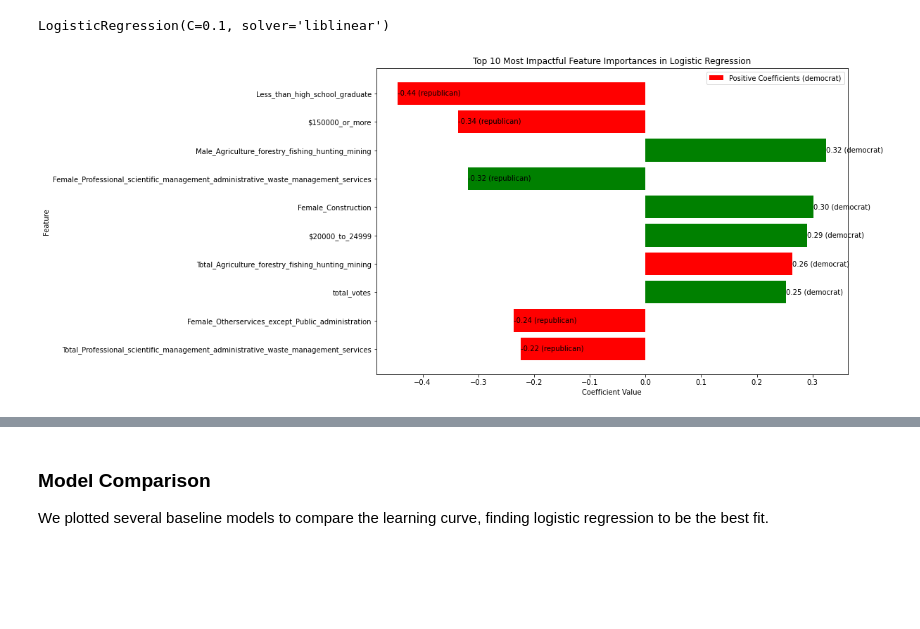
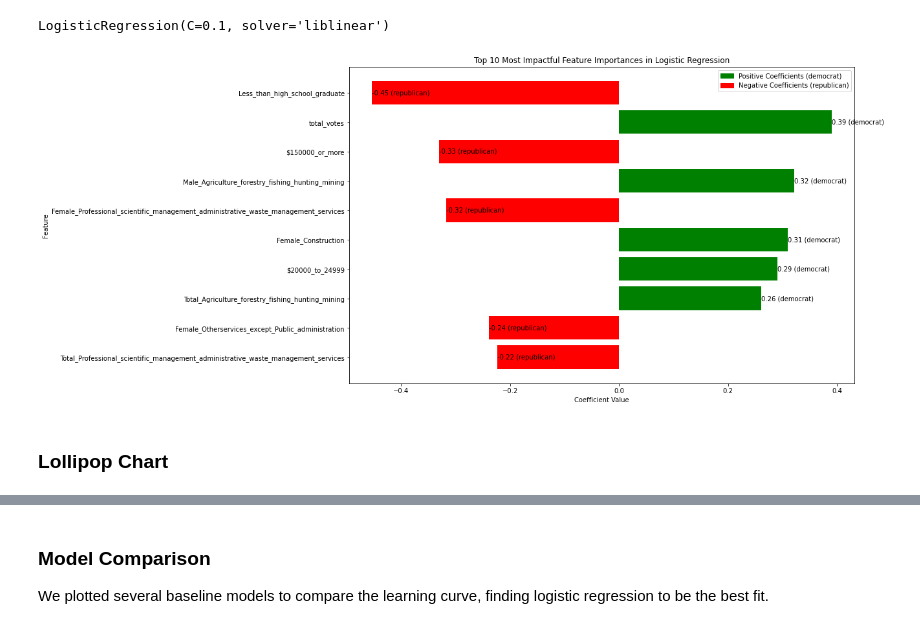
Before and after one commit to chrismiley87/capstone, a Jupyter notebook: election_data.ipynb, the cells around one changed output, grey strips where cells are left out. Drawn from its saved outputs; the diff is of its cells as text; code cells hidden in the pictures; blank space fills up the shorter version.

```diff
--- a/election_data.ipynb
+++ b/election_data.ipynb
@@ -512,0 +550,19 @@ district object
+# %%
+#copy the dataframe for normalization efforts
+normal_df = political_df.copy(deep=True)
+
+#add a constant to ensure all values are positive
+normal_df['other_percent'] = normal_df['other_percent'] + 1
+
+#apply Box-Cox transformation
+normal_df['box_cox_other_percent'], fitted_lambda = stats.boxcox(normal_df['other_percent'])
+
+# Plot original and Box-Cox transformed data
+fig, axes = plt.subplots(1, 2, figsize=(14, 6))
+sns.kdeplot(political_df['other_percent'], ax=axes[0], shade=True)
+axes[0].set_title('Original Third Party Percentage Distribution')
+sns.kdeplot(normal_df['box_cox_other_percent'], ax=axes[1], shade=True)
+axes[1].set_title('Box-Cox Transformed Third Party Percentage Distribution')
+
+plt.tight_layout()
+plt.show()
@@ -1584,38 +1577,51 @@ coefficients = best_model.coef_[0]
 
 #convert numpy to dataframe
 if isinstance(X_train, np.ndarray):
     X_train = pd.DataFrame(X_train, columns=X.columns)
 
 #extract feature importance
 feature_importance = pd.Series(best_model.coef_[0], index=X_train.columns)
 
 #select top N features
 N = 10
 top_feature_importance = feature_importance.reindex(feature_importance.abs().sort_values(ascending=False).index).head(N)
 
+# Reverse the values for plotting and color assignment
+top_feature_importance_reversed = top_feature_importance.values[::-1]
+top_feature_names_reversed = top_feature_importance.index[::-1]
 
-#plot the top N features
-plt.figure(figsize=(12, 8))
+#plot
+plt.figure(figsize=(14, 9))
 
 #use different colors for positive and negative coefficients
-colors = ['green' if coef > 0 else 'red' for coef in top_feature_importance.values]
+colors = ['green' if coef > 0 else 'red' for coef in top_feature_importance_reversed]
 
-bars = plt.barh(range(N), top_feature_importance.values[::-1], align='center', color=colors)
+#plot and labels
+bars = plt.barh(range(N), top_feature_importance_reversed, align='center', color=colors)
 plt.yticks(range(N), top_feature_importance.index[::-1])
 plt.xlabel('Coefficient Value')
 plt.ylabel('Feature')
 plt.title(f'Top {N} Most Impactful Feature Importances in Logistic Regression')
 
 #add coefficient values and direction annotations next to bars
-for bar, coef in zip(bars, top_feature_importance.values[::-1]):
+for bar, coef in zip(bars, top_feature_importance_reversed):
     direction = 'democrat' if coef > 0 else 'republican'
     plt.gca().text(bar.get_width(), bar.get_y() + bar.get_height()/2,
                    f'{bar.get_width():.2f} ({direction})', ha='left', va='center')
 
-#add a legend
-plt.legend(['Positive Coefficients (democrat)', 'Negative Coefficients (republican)'], loc='best')
+#create custom legend handles
+legend_handles = [
+    Patch(color='green', label='Positive Coefficients (democrat)'),
+    Patch(color='red', label='Negative Coefficients (republican)')
+]
+
+#add a custom legend
+plt.legend(handles=legend_handles, loc='best')
+
 
 #display results
 plt.show()
 # %% [output]
-[figure, old version]
+[figure, new version]
+# %% [markdown]
+### Lollipop Chart
```
Also changed, not shown: parts of 44 cells of this notebook.
